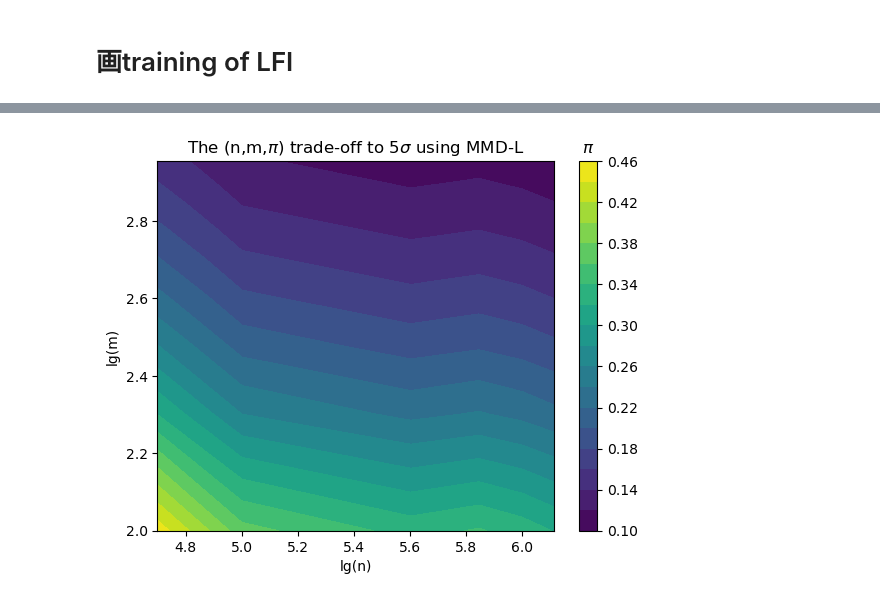
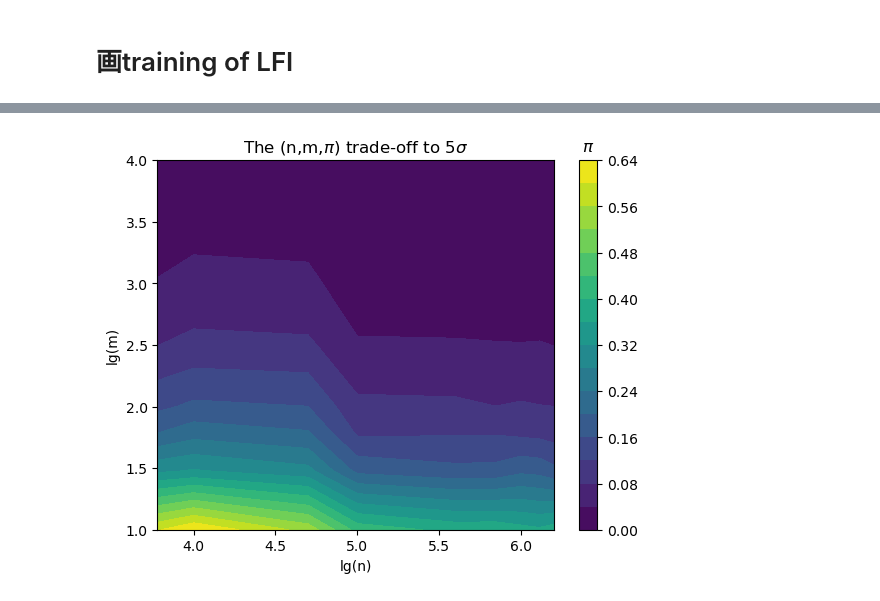
Before and after one commit to Sr-11/LFI, a Jupyter notebook: Higgs/paper.ipynb, the cells around one changed output, grey strips where cells are left out. Cells and saved outputs as stored; diff of their text form; code cells hidden in the pictures.

```diff
--- a/Higgs/paper.ipynb
+++ b/Higgs/paper.ipynb
@@ -114,14 +129,16 @@ dataset_Q = dataset[dataset[:,0]==1][:, 1:] # signal     (5170877, 28)
 # %% [markdown]
 # 画ROC
 # %%
-# path_LFI = './checkpoint1300008/30/'
-# path_Fea_G = './checkpoint1300016/60/'
-# path_Gaussian = './Gaussian/checkpoint1299999/800/'
-# path_Scheffe = './Scheffe/checkpoint1299999/50/'
-# path_dict_roc = {
-#     'MMD-L': path_LFI,
-#     #'MMD-G': path_Fea_G,
-#     'MMD-O': path_Gaussian,
-#     'Scheffe': path_Scheffe,
-# }
+path_LFI = './checkpoint1300008/30/'
+path_Fea_G = './Fea_Gau/checkpoint1300000/60/'
+path_Gaussian = './Gaussian/checkpoint1299999/800/'
+path_Scheffe = './Scheffe/checkpoint1299999/50/'
+path_Scheffe = './Scheffe/checkpoint1300100/120/'
+
+path_dict_roc = {
+    'MMD-L': path_LFI,
+    'MMD-G': path_Fea_G,
+    'MMD-O': path_Gaussian,
+    'Scheffe': path_Scheffe,
+}
 # %%
@@ -459,7 +520,7 @@ def get_gaussian_pval(n,m,pi,method=None, thres=False):
         return ps_S[i]*c*pi*np.sqrt(m)
 # MMD-L
 path_dict_more = {
-    1600000: './checkpoint1600101/25/',
+    1600000: './checkpoint1600101/30/',
     1300000: './checkpoint1300101/25/',
     1000000: './checkpoint1000101/25/',
     700000: './checkpoint700001/40/',
@@ -468,5 +529,8 @@ path_dict_more = {
     50000: './checkpoint50000/50/',
     10000: './checkpoint10000/170/',
     6000: './checkpoint6000/330/',
+    3000: './checkpoint3000/400/',
+    1000: './checkpoint1000/70/',
+    600: './checkpoint600/200/',
+    300: './checkpoint300/300/'
 }
-ps_L_more, ps_L_thres_more = get_ps(path_dict_more, 'MMD-L')
@@ -490,0 +539,3 @@ n = 6000 , p-value = 2.160 p-value_thres = 0.021
+# %%
+# 用高斯
+ps_L_more, ps_L_thres_more, _ = get_ps(path_dict_more, 'MMD-L', use_only_no_thres=True)
@@ -491,6 +557,6 @@ n = 6000 , p-value = 2.160 p-value_thres = 0.021
 # %%
-ns = np.array(list(path_dict.keys()))
-ms = np.arange(100,1000,100)
+ns = np.array(list(path_dict_more.keys()))
+ms = np.array([10, 30, 60, 100, 300, 600, 1000, 3000, 6000, 10000, 30000, 60000])
 Znm = np.zeros((len(ns), len(ms)))
 # create empty df
 df = pd.DataFrame(columns=['n','m','pi','p-value'])
@@ -505,5 +571,3 @@ for i,n in enumerate(ns):
                 'p-value': 5}
         df = df.append(dict, ignore_index=True)
         clear_output(wait = True)
-# fig = px.scatter_3d(df, x='n', y='m', z='pi')
-# fig.show()
@@ -510,11 +663,14 @@ for i,n in enumerate(ns):
 # %%
 plt.contourf(np.log10(ns), np.log10(ms), Znm.T, levels=20)
 plt.xlabel('lg(n)')
 plt.ylabel('lg(m)')
 clb = plt.colorbar()
 clb.ax.set_title('$\pi$')
-plt.title('The (n,m,$\pi$) trade-off to 5$\sigma$ using MMD-L')
-plt.savefig('n_m_pi_trade-off.pdf')
+plt.title('The (n,m,$\pi$) trade-off to 5$\sigma$')
+plt.xlim(np.log10(6000), np.log10(1600000))
+plt.ylim(1,4)
+#plt.plot([4,6],[3,2], 'r--', label = 'slope=-1')
+#plt.savefig('n_m_pi_trade-off.pdf')
 plt.savefig('n_m_pi_trade-off.png')
 # %% [output]
-[figure, old version]
+[figure, new version]
```
Also changed, not shown: parts of 22 cells of this notebook, 12 other files.
